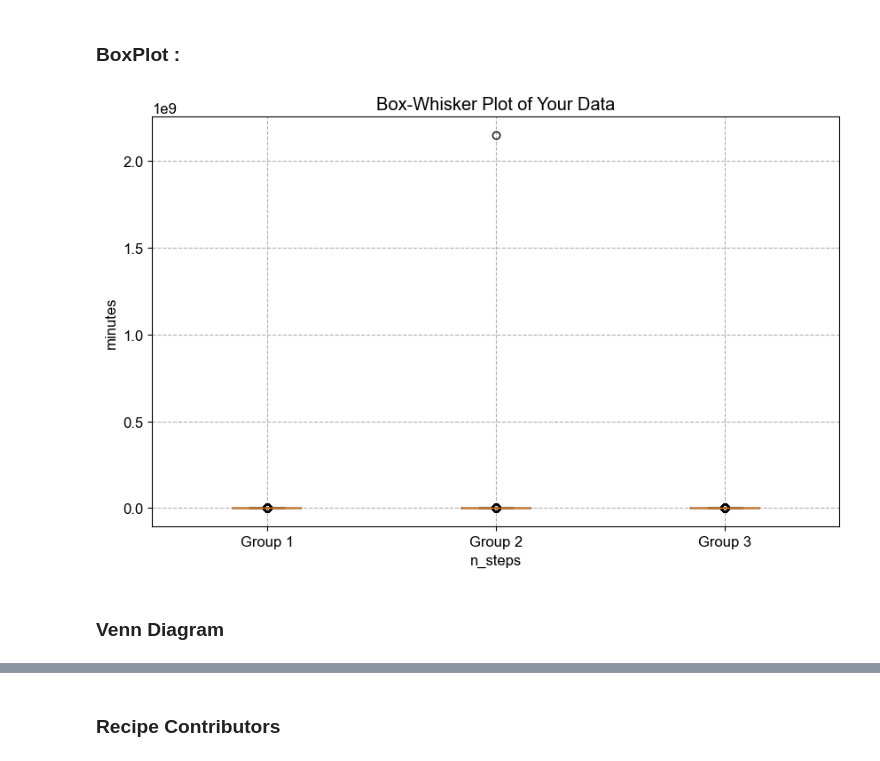
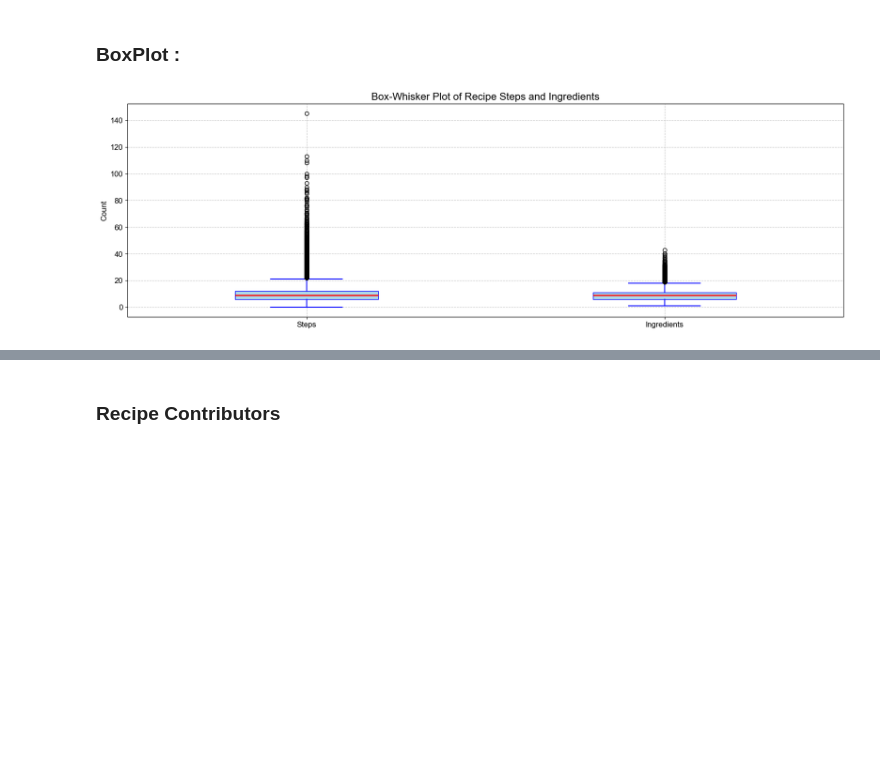
Before and after one commit to khushbunlad/PROG8431, a Jupyter notebook: Workshop2.ipynb, the cells around one changed output, grey strips where cells are left out. Saved outputs shown, nothing was run; the diff lists cells and outputs as text; code cells hidden in the pictures; blank space fills up the shorter version.

```diff
--- a/Workshop2.ipynb
+++ b/Workshop2.ipynb
@@ -205,27 +228,34 @@ plt.show()
 [figure]
 # %% [markdown]
 ### BoxPlot :
-# %%
-df = pd.read_csv('./Dataset/RAW_recipes.csv')
-
-# Create the box plot
-plt.figure(figsize=(10, 6))
-plt.boxplot([df['n_steps'], df['minutes'], df['n_ingredients']],
-            labels=['Group 1', 'Group 2', 'Group 3'])
-
-# Customize the plot
-plt.title('Box-Whisker Plot of Your Data')
-plt.ylabel('minutes')
-plt.xlabel('n_steps')
-plt.grid(True)
-
-
-# Add grid lines for better readability
-plt.grid(True, linestyle='--')
-
-# Show the plot
-plt.show()
-# %% [output]
-[figure, removed]
-# %% [markdown]
-### Venn Diagram
+# %%
+import pandas as pd
+import matplotlib.pyplot as plt
+
+# Load the dataset
+df = pd.read_csv('./Dataset/RAW_recipes.csv')
+
+# Create a figure with a defined size
+plt.figure(figsize=(20, 6))
+
+# Create the box plot with customized labels and improved visuals
+plt.boxplot(
+    [df['n_steps'], df['n_ingredients']],
+    widths=0.4,
+    patch_artist=True,
+    boxprops=dict(facecolor='lightblue', color='blue'),
+    medianprops=dict(color='red', linewidth=2),
+    whiskerprops=dict(color='blue', linewidth=1.5),
+    capprops=dict(color='blue', linewidth=1.5)
+)
+
+# Customize the plot further
+plt.title('Box-Whisker Plot of Recipe Steps and Ingredients', fontsize=16)
+plt.ylabel('Count', fontsize=12)
+plt.xticks([1, 2], ['Steps', 'Ingredients'], fontsize=12)
+plt.grid(True, linestyle='--', alpha=0.7)
+
+# Show the plot
+plt.show()
+# %% [output]
+[figure, added]
```
Also changed, not shown: parts of 8 cells of this notebook.
